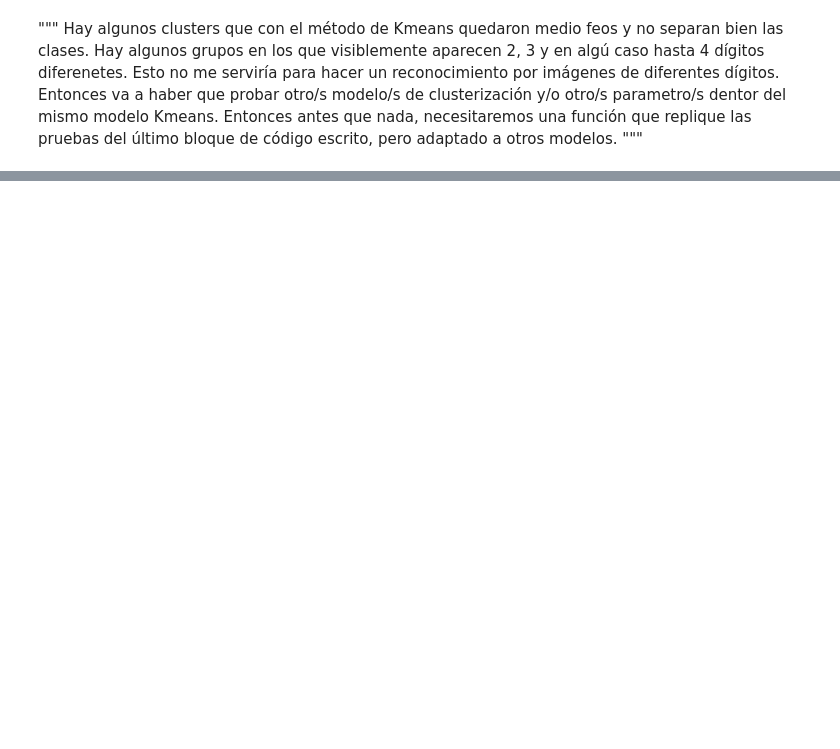
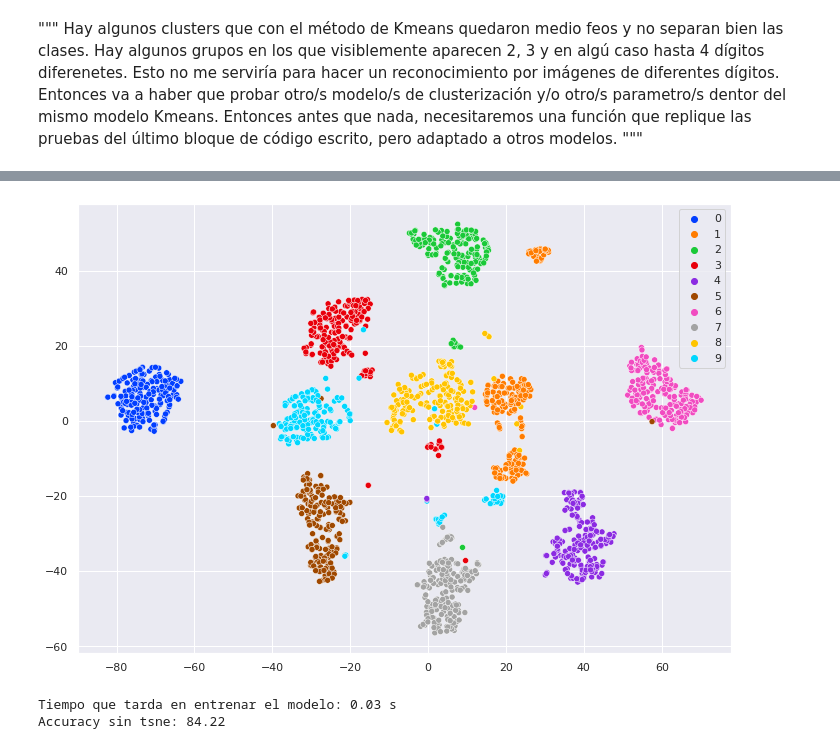
Before and after one commit to gmansilla1508/gmansilla1508, a Jupyter notebook: Trabajopractico.ipynb, the cells around one changed output, grey strips where cells are left out. Cells and saved outputs as stored; diff of their text form; code cells hidden in the pictures; blank space fills up the shorter version.

```diff
--- a/Trabajopractico.ipynb
+++ b/Trabajopractico.ipynb
@@ -217,0 +174,32 @@ cluster_imagen(resultado3,X)
+# %%
+import numpy as np
+from sklearn.datasets import load_digits
+
+from sklearn.tree import DecisionTreeClassifier
+from sklearn.model_selection import train_test_split
+from sklearn.metrics import pairwise_distances
+from sklearn.manifold import TSNE
+from sklearn.decomposition import TruncatedSVD
+
+from scipy.spatial.distance import pdist
+from scipy import linalg
+from scipy.spatial.distance import squareform
+
+from matplotlib import pyplot as plt
+
+import seaborn as sns
+
+sns.set(rc={'figure.figsize':(11.7,8.27)})
+palette = sns.color_palette("bright", 10)
+
+X, y = load_digits(return_X_y=True)
+
+tsne = TSNE()
+
+X_embedded = tsne.fit_transform(X)
+
+sns.scatterplot(X_embedded[:,0], X_embedded[:,1], hue=y, legend='full', palette=palette)
+
+plt.show()
+# %% [output]
+[figure, added]
@@ -217,0 +216,20 @@ cluster_imagen(resultado3,X)
+# %%
+X, y = load_digits(return_X_y=True)
+x_train, x_test, y_train, y_test = train_test_split(X, y, random_state=seed)
+
+dt = DecisionTreeClassifier(random_state=seed)
+
+t0 = time()
+dt.fit(x_train, y_train)
+t1 = time()
+
+print('Tiempo que tarda en entrenar el modelo: {} s'.format(round(t1-t0, 2)))
+
+resultado_sin_tsne = dt.predict(x_test)
+
+from sklearn.metrics import accuracy_score
+
+print('Accuracy sin tsne: {}'.format(round(accuracy_score(y_test, resultado_sin_tsne) * 100, 2)))
+# %% [output]
+Tiempo que tarda en entrenar el modelo: 0.03 s
+Accuracy sin tsne: 84.22
```
Also changed, not shown: parts of 13 cells of this notebook.
